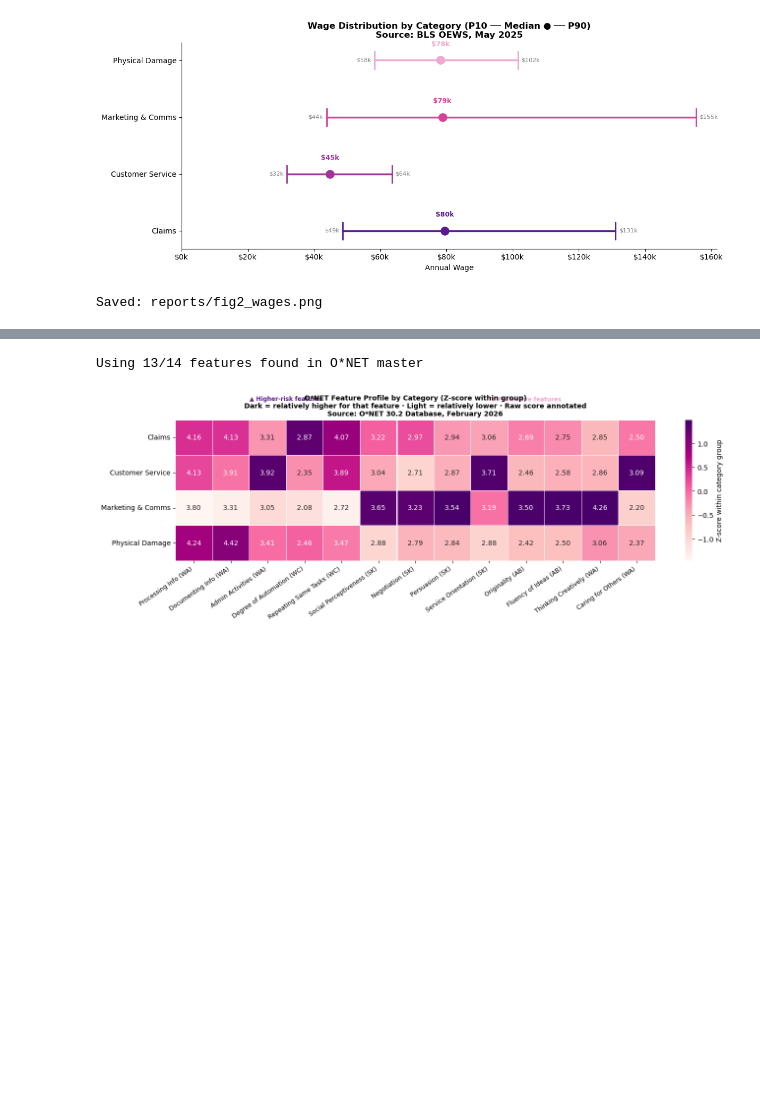
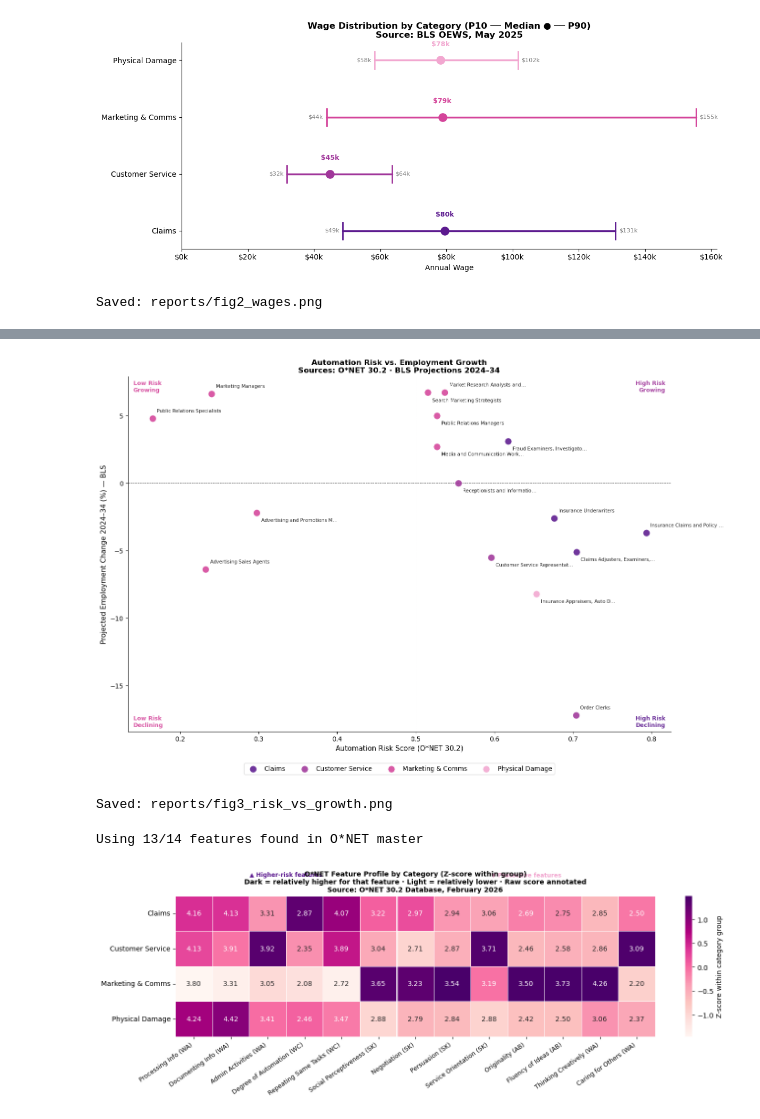
Before and after one commit to Groxietop/operations-roles-analysis, a Jupyter notebook: notebooks/03_analysis.ipynb, the cells around one changed output, grey strips where cells are left out. Saved outputs shown, nothing was run; the diff lists cells and outputs as text; code cells hidden in the pictures; blank space fills up the shorter version.

```diff
--- a/notebooks/03_analysis.ipynb
+++ b/notebooks/03_analysis.ipynb
@@ -268,3 +236,67 @@ Saved: reports/fig3_risk_vs_growth.png
+# %%
+# ── Fig 3: Role-level scatter — automation risk vs. 10yr growth ───────────────
+fig, ax = plt.subplots(figsize=(14, 10))
+
+DOT_SIZE = 120  # uniform across all roles
+
+for cat in CAT_ORDER:
+    sub = ops[(ops['category'] == cat) & ops['emp_change_pct'].notna()]
+    ax.scatter(
+        sub['automation_risk'], sub['emp_change_pct'],
+        c=PALETTE[cat], s=DOT_SIZE,
+        alpha=0.88, label=CAT_SHORT[cat], edgecolors='white', linewidths=0.8, zorder=3
+    )
+
+# Annotations: white background box + alternating above/below to reduce overlap.
+# Roles sharing identical coords get opposite horizontal offsets.
+seen_coords = {}
+for cat in CAT_ORDER:
+    sub = ops[(ops['category'] == cat) & ops['emp_change_pct'].notna()].reset_index(drop=True)
+    for i, (_, row) in enumerate(sub.iterrows()):
+        label = row['title'] if len(row['title']) <= 30 else row['title'][:28] + '…'
+        coord_key = (round(row['automation_risk'], 3), round(row['emp_change_pct'], 1))
+        dup = coord_key in seen_coords
+        seen_coords[coord_key] = seen_coords.get(coord_key, 0) + 1
+        xoff = -7 if dup else 7        # push duplicate leftward
+        yoff = -14 if (i % 2 == 0 and not dup) else 10
+        ax.annotate(
+            label,
+            xy=(row['automation_risk'], row['emp_change_pct']),
+            xytext=(xoff, yoff), textcoords='offset points',
+            fontsize=7.5, color='#222', zorder=5,
+            bbox=dict(boxstyle='round,pad=0.18', facecolor='white',
+                      edgecolor='none', alpha=0.82),
+        )
+
+# Reference lines
+ax.axhline(0,   color='#333',    linewidth=0.7, linestyle='--', zorder=1)
+ax.axvline(0.5, color='#A0369A', linewidth=0.7, linestyle='--', zorder=1)
+
+# Quadrant labels — pinned to the four corners in axes-fraction space
+# White bbox ensures they're readable even near data points
+_qlabel_kw = dict(transform=ax.transAxes, fontsize=9, fontweight='bold', alpha=0.9,
+                  bbox=dict(boxstyle='round,pad=0.3', facecolor='white', edgecolor='none', alpha=0.7))
+ax.text(0.01, 0.99, 'Low Risk\nGrowing',    color='#D4449A', ha='left',  va='top',    **_qlabel_kw)
+ax.text(0.99, 0.99, 'High Risk\nGrowing',   color='#A0369A', ha='right', va='top',    **_qlabel_kw)
+ax.text(0.01, 0.01, 'Low Risk\nDeclining',  color='#D4449A', ha='left',  va='bottom', **_qlabel_kw)
+ax.text(0.99, 0.01, 'High Risk\nDeclining', color='#5C1A8F', ha='right', va='bottom', **_qlabel_kw)
+
+ax.set_xlabel('Automation Risk Score (O*NET 30.2)', fontsize=11)
+ax.set_ylabel('Projected Employment Change 2024–34 (%) — BLS', fontsize=11)
+ax.set_title('Automation Risk vs. Employment Growth\nSources: O*NET 30.2 · BLS Projections 2024–34',
+             fontweight='bold')
+
+# Legend below the chart
+ax.legend(loc='upper center', bbox_to_anchor=(0.5, -0.08),
+          ncol=4, fontsize=10, frameon=True, framealpha=0.95, edgecolor='#ddd')
+
+plt.tight_layout(rect=[0, 0.06, 1, 1])
+plt.savefig(REPORTS / 'fig3_risk_vs_growth.png', dpi=150, bbox_inches='tight')
+plt.show()
+print("Saved: reports/fig3_risk_vs_growth.png")
+# %% [output]
+[figure, added]
+Saved: reports/fig3_risk_vs_growth.png
 # %%
 # ── Fig 4: O*NET feature heatmap — what drives automation risk per category ───
 feature_map = {
```
Also changed, not shown: parts of 2 cells of this notebook, 2 other files.
